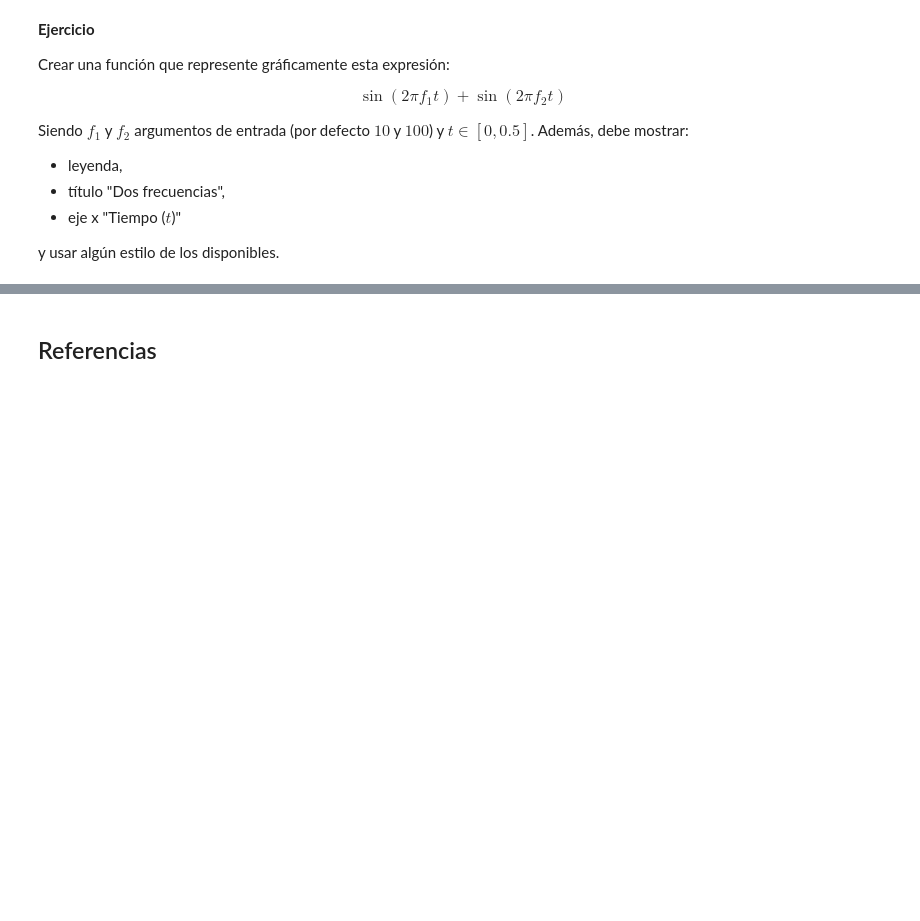
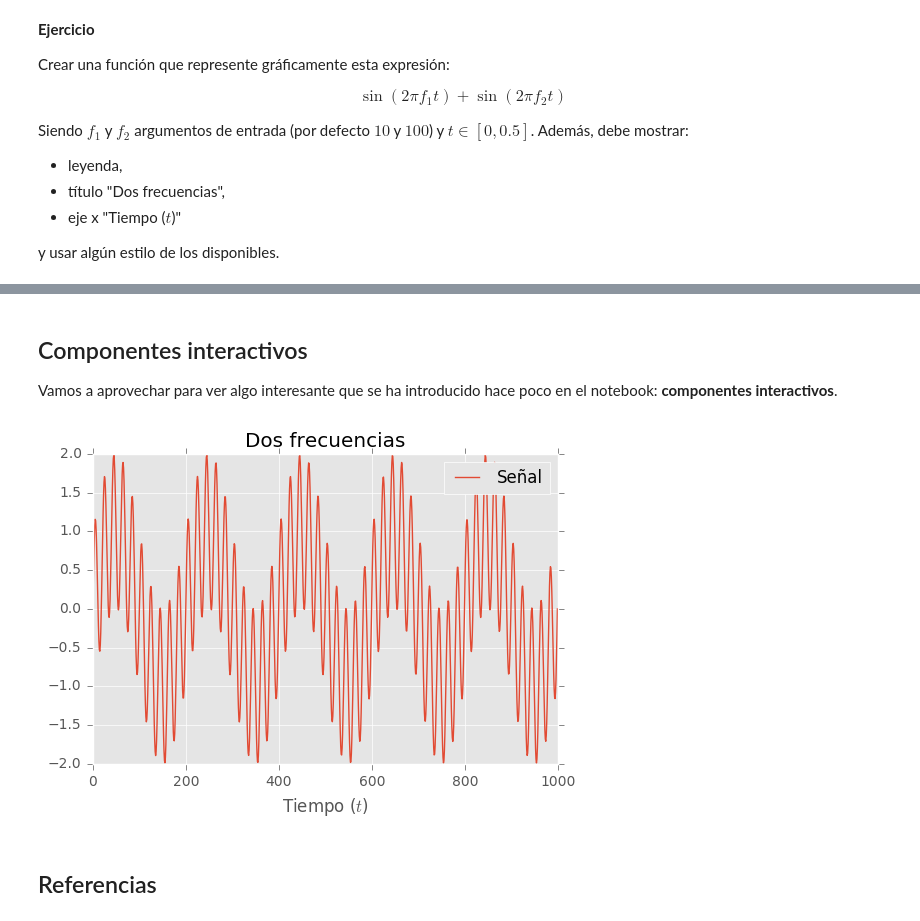
Before and after one commit to AeroPython/Curso_AeroPython, a Jupyter notebook: notebooks_completos/020-matplotlib-Intro.ipynb, the cells around one changed output, grey strips where cells are left out. Saved outputs shown, nothing was run; the diff lists cells and outputs as text; code cells hidden in the pictures; blank space fills up the shorter version.

```diff
--- a/notebooks_completos/020-matplotlib-Intro.ipynb
+++ b/notebooks_completos/020-matplotlib-Intro.ipynb
@@ -312,3 +327,13 @@ plt.title(r"Función $g(x, y) = \cos{x} + \sin^2{y}$")
+# %% [markdown]
+## Componentes interactivos
+
+Vamos a aprovechar para ver algo interesante que se ha introducido hace poco en el notebook: **componentes interactivos**.
+# %%
+from IPython.html.widgets import interactive
+
+interactive(frecuencias, f1=(10.0,200.0), f2=(10.0,200.0))
+# %% [output]
+[figure, added]
 # %% [markdown]
 ## Referencias
 # %% [markdown]
```
Also changed, not shown: parts of 18 cells of this notebook, 26 other files.
